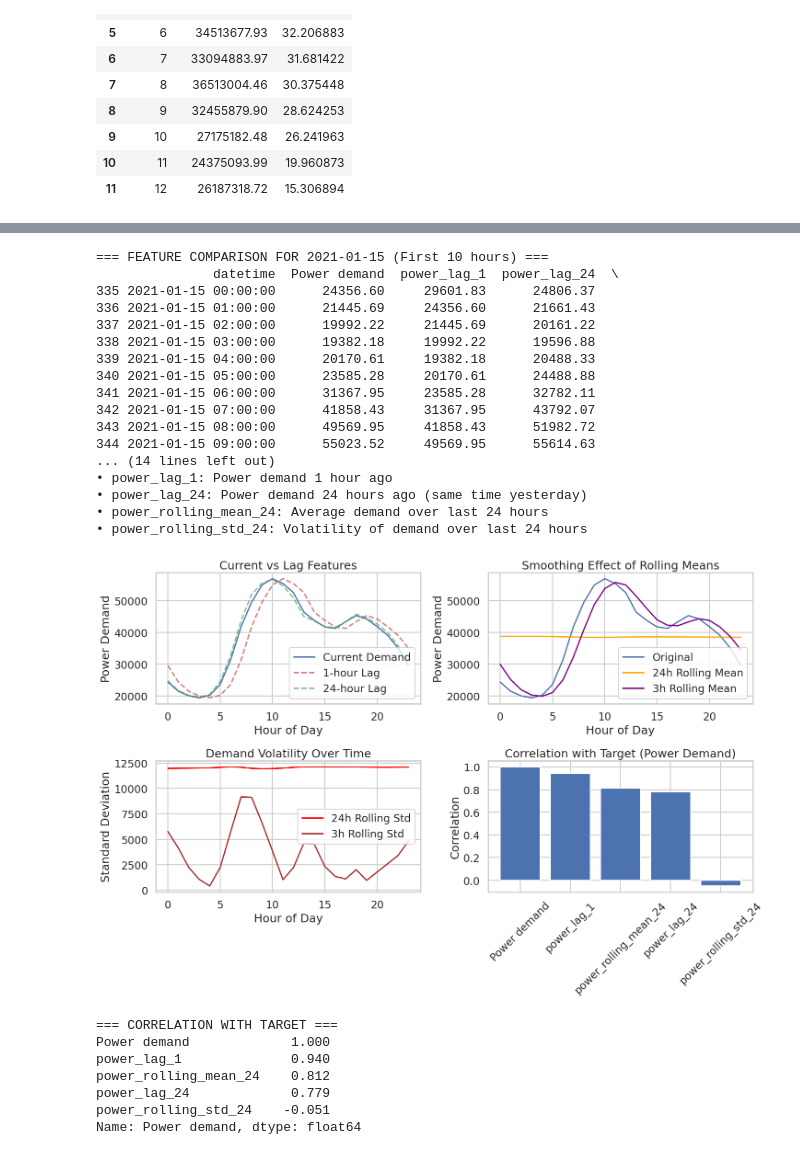
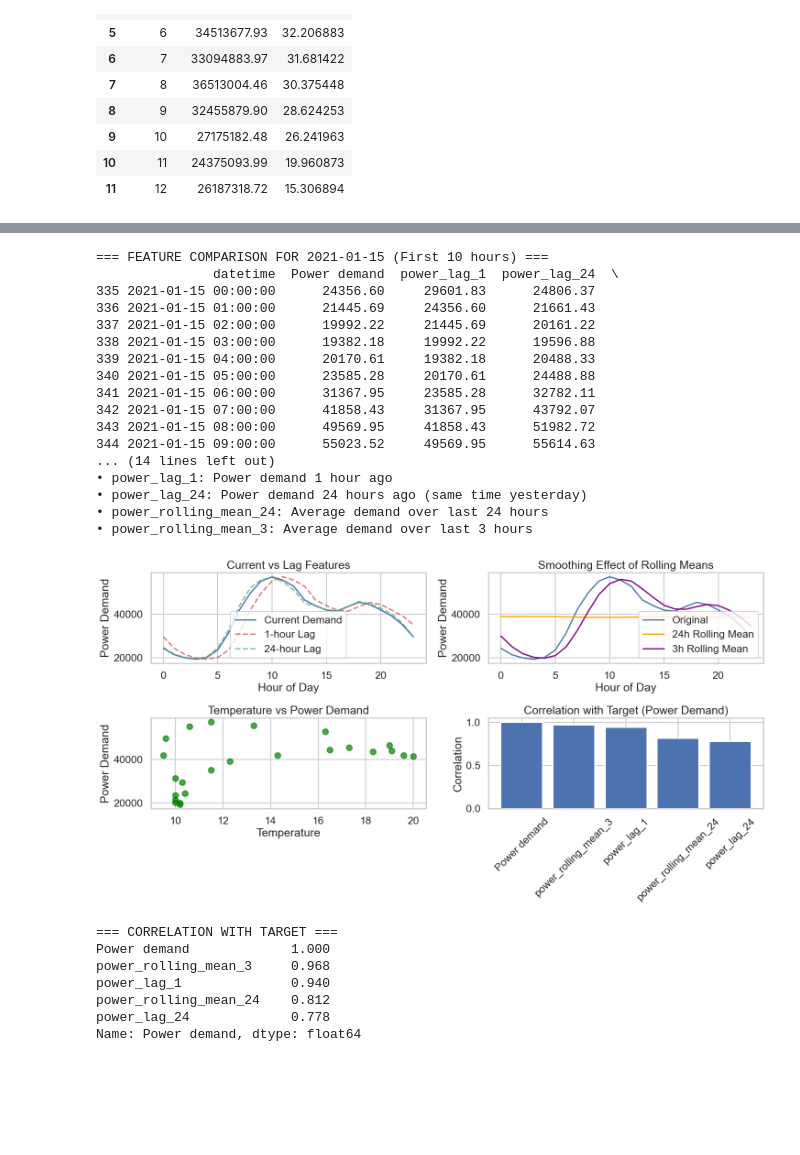
Before and after one commit to halsangihs/miniProject, a Jupyter notebook: main.ipynb, the cells around one changed output, grey strips where cells are left out. Drawn from its saved outputs; the diff is of its cells as text; code cells hidden in the pictures; blank space fills up the shorter version.

```diff
--- a/main.ipynb
+++ b/main.ipynb
@@ -340,9 +370,15 @@ Index(['datetime', 'Power demand', 'temp', 'year', 'month', 'date', 'day',
 # Let's look at a specific time period to understand these features
 example_data = df[df['datetime'].dt.date == pd.to_datetime('2021-01-15').date()].copy()
 
+# Add hour feature for plotting (extract from datetime)
+example_data['hour'] = example_data['datetime'].dt.hour
+
 # Create a comparison DataFrame showing original vs engineered features
-comparison_df = example_data[['datetime', 'Power demand', 'power_lag_1', 'power_lag_24',
-                             'power_rolling_mean_24', 'power_rolling_std_24']].head(10)
+available_columns = ['datetime', 'Power demand', 'power_lag_1', 'power_lag_24']
+if 'power_rolling_mean_24' in df.columns:
+    available_columns.append('power_rolling_mean_24')
+
+comparison_df = example_data[available_columns].head(10)
 
 print("=== FEATURE COMPARISON FOR 2021-01-15 (First 10 hours) ===")
 print(comparison_df.round(2))
@@ -350,11 +386,13 @@ print(comparison_df.round(2))
 print("\n=== INTERPRETATION ===")
 print("• power_lag_1: Power demand 1 hour ago")
 print("• power_lag_24: Power demand 24 hours ago (same time yesterday)")
-print("• power_rolling_mean_24: Average demand over last 24 hours")
-print("• power_rolling_std_24: Volatility of demand over last 24 hours")
+if 'power_rolling_mean_24' in df.columns:
+    print("• power_rolling_mean_24: Average demand over last 24 hours")
+if 'power_rolling_mean_3' in df.columns:
+    print("• power_rolling_mean_3: Average demand over last 3 hours")
 
 # Visualize the relationship
-plt.figure(figsize=(15, 10))
+plt.figure(figsize=(15, 8))
 
 # Plot 1: Original vs Lag features
 plt.subplot(2, 2, 1)
@@ -367,64 +405,75 @@ plt.ylabel('Power Demand')
 plt.legend()
 plt.grid(True)
 
-# Plot 2: Rolling mean smoothing effect
+# Plot 2: Rolling mean smoothing effect (if available)
 plt.subplot(2, 2, 2)
 plt.plot(example_data['hour'], example_data['Power demand'], 'b-', label='Original', linewidth=2)
-plt.plot(example_data['hour'], example_data['power_rolling_mean_24'], 'orange', label='24h Rolling Mean', linewidth=2)
-plt.plot(example_data['hour'], example_data['power_rolling_mean_3'], 'purple', label='3h Rolling Mean', linewidth=2)
+if 'power_rolling_mean_24' in example_data.columns:
+    plt.plot(example_data['hour'], example_data['power_rolling_mean_24'], 'orange', label='24h Rolling Mean', linewidth=2)
+if 'power_rolling_mean_3' in example_data.columns:
+    plt.plot(example_data['hour'], example_data['power_rolling_mean_3'], 'purple', label='3h Rolling Mean', linewidth=2)
 plt.title('Smoothing Effect of Rolling Means')
 plt.xlabel('Hour of Day')
 plt.ylabel('Power Demand')
 plt.legend()
 plt.grid(True)
 
-# Plot 3: Rolling standard deviation (volatility)
+# Plot 3: Temperature vs Power Demand
 plt.subplot(2, 2, 3)
-plt.plot(example_data['hour'], example_data['power_rolling_std_24'], 'red', label='24h Rolling Std', linewidth=2)
-plt.plot(example_data['hour'], example_data['power_rolling_std_3'], 'brown', label='3h Rolling Std', linewidth=2)
-plt.title('Demand Volatility Over Time')
-plt.xlabel('Hour of Day')
-plt.ylabel('Standard Deviation')
-plt.legend()
-plt.grid(True)
+if 'temp' in example_data.columns:
+    plt.scatter(example_data['temp'], example_data['Power demand'], alpha=0.7, color='green')
+    plt.xlabel('Temperature')
+    plt.ylabel('Power Demand')
+    plt.title('Temperature vs Power Demand')
+    plt.grid(True)
+else:
+    plt.text(0.5, 0.5, 'Temperature data not available',
+             horizontalalignment='center', verticalalignment='center', transform=plt.gca().transAxes)
+    plt.title('Temperature Analysis (Not Available)')
 
-# Plot 4: Correlation with target
+# Plot 4: Correlation with target (using available features)
 plt.subplot(2, 2, 4)
-correlations = df[['Power demand', 'power_lag_1', 'power_lag_24', 'power_rolling_mean_24', 'power_rolling_std_24']].corr()['Power demand'].sort_values(ascending=False)
+correlation_features = ['Power demand', 'power_lag_1', 'power_lag_24']
+if 'power_rolling_mean_24' in df.columns:
+    correlation_features.append('power_rolling_mean_24')
+if 'power_rolling_mean_3' in df.columns:
+    correlation_features.append('power_rolling_mean_3')
+
+correlations = df[correlation_features].corr()['Power demand'].sort_values(ascending=False)
 plt.bar(range(len(correlations)), correlations.values)
 plt.xticks(range(len(correlations)), correlations.index, rotation=45)
 plt.title('Correlation with Target (Power Demand)')
 plt.ylabel('Correlation')
 plt.grid(True)
 
 plt.tight_layout()
 plt.show()
 
 print(f"\n=== CORRELATION WITH TARGET ===")
 print(correlations.round(3))
 # %% [output]
 === FEATURE COMPARISON FOR 2021-01-15 (First 10 hours) ===
                datetime  Power demand  power_lag_1  power_lag_24  \
 335 2021-01-15 00:00:00      24356.60     29601.83      24806.37
 336 2021-01-15 01:00:00      21445.69     24356.60      21661.43
 337 2021-01-15 02:00:00      19992.22     21445.69      20161.22
 338 2021-01-15 03:00:00      19382.18     19992.22      19596.88
 339 2021-01-15 04:00:00      20170.61     19382.18      20488.33
 340 2021-01-15 05:00:00      23585.28     20170.61      24488.88
 341 2021-01-15 06:00:00      31367.95     23585.28      32782.11
 342 2021-01-15 07:00:00      41858.43     31367.95      43792.07
 343 2021-01-15 08:00:00      49569.95     41858.43      51982.72
 344 2021-01-15 09:00:00      55023.52     49569.95      55614.63
 ... (14 lines left out)
 • power_lag_1: Power demand 1 hour ago
 • power_lag_24: Power demand 24 hours ago (same time yesterday)
 • power_rolling_mean_24: Average demand over last 24 hours
-• power_rolling_std_24: Volatility of demand over last 24 hours
+• power_rolling_mean_3: Average demand over last 3 hours
-[figure, old version]
+[figure, new version]
 === CORRELATION WITH TARGET ===
 Power demand             1.000
+power_rolling_mean_3     0.968
 power_lag_1              0.940
 power_rolling_mean_24    0.812
-power_lag_24             0.779
-power_rolling_std_24    -0.051
+power_lag_24             0.778
 Name: Power demand, dtype: float64
```
Also changed, not shown: parts of 13 cells of this notebook.
